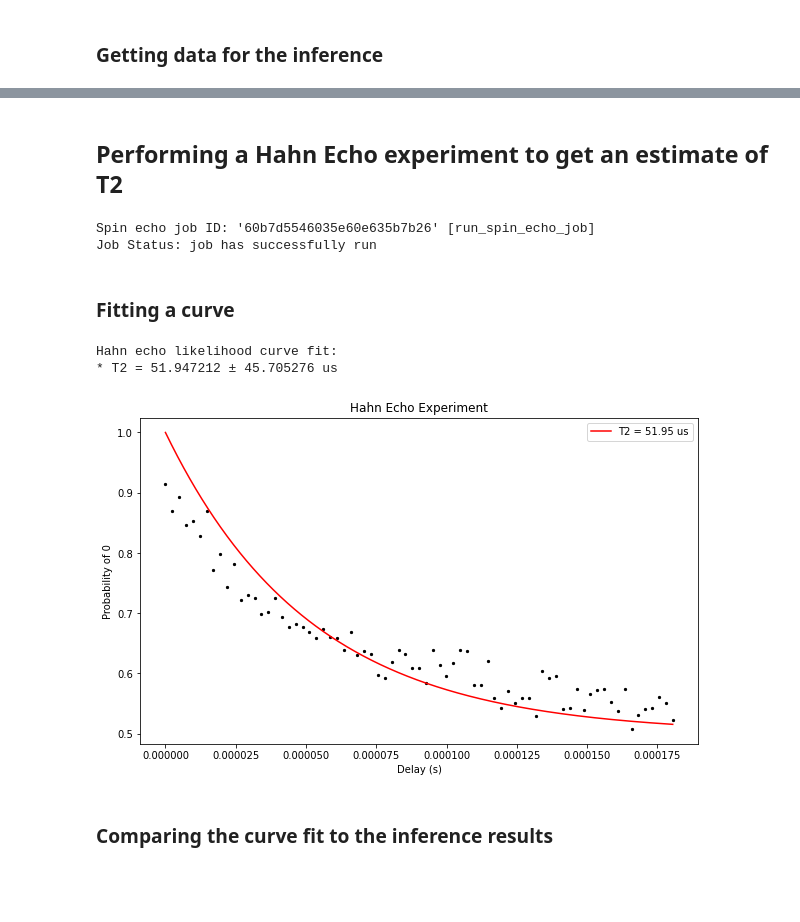
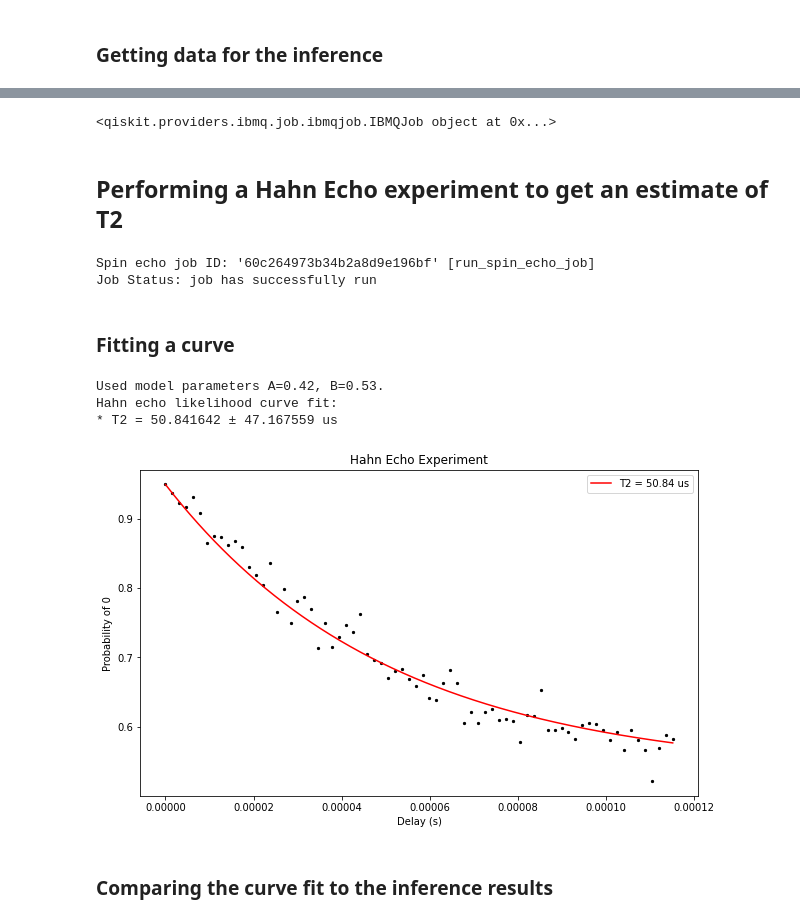
Before and after one commit to alexandra-frca/bayesianlearning, a Jupyter notebook: IBMQ experiments/IBMQ_experiments.ipynb, the cells around one changed output, grey strips where cells are left out. Saved outputs shown, nothing was run; the diff lists cells and outputs as text; code cells hidden in the pictures; blank space fills up the shorter version.

```diff
--- a/IBMQ experiments/IBMQ_experiments.ipynb
+++ b/IBMQ experiments/IBMQ_experiments.ipynb
@@ -243,7 +368,7 @@ Estimated parameters for model P(1)=A.exp(-t/T1)+B:
 # %%
 from qiskit.ignis.characterization.coherence import t2_circuits, T2Fitter
 
-run_again = False
+run_again = True
 if run_again:
     ngates = np.linspace(0, 2*t2_est/(2*time_unit), 75, dtype='int')
     gate_time = time_unit*1e6 # In microseconds.
@@ -761,15 +923,16 @@ def get_echoed_ramsey_schedules(ts, delta_f):
 
     ramsey_schedules = []
     dq = pulse.DriveChannel(q)
+    mq = pulse.MeasureChannel(q)
     for i,delay in enumerate(delays):
         with pulse.build(backend,name=f"Delay no. {i}") as schedule:
           with pulse.align_sequential():
             pulse.set_frequency(freq_est + delta_f, dq)
             pulse.u2(0,np.pi,q) # Half pi rotation.
-            pulse.delay(delay,dq)
+            pulse.delay(delay,mq)
             pulse.set_frequency(freq_est - delta_f, dq)
             pulse.x(q) # Pi rotation.
-            pulse.delay(delay,dq)
+            pulse.delay(delay,mq)
             pulse.set_frequency(freq_est + delta_f, dq)
             pulse.u2(0,np.pi,q)
             pulse.measure(q)
@@ -883,8 +1044,8 @@ Decaying likelihood curve fit:
 ### Getting data for the inference
 # %%
 delta_f = 1.83e6
-tmin, tmax = 1e-6, 5e-6
-nsched = 75; nshots = 2; runs = 1
+tmin, tmax = 0.2e-6, 2e-6
+nsched = 30; nshots = 1; runs = 100
 rand = False
 if rand:
   times = np.array([random.uniform(tmin,tmax) for i in range(nsched)])
@@ -892,7 +1053,7 @@ else:
   times = np.linspace(tmin, tmax, nsched)
 
 filename_start = configuration.backend_name[5:] + '_echoed_ramsey_data[' +    \
-    str(round(tmin*1e6*2,1)) + ',' +  str(round(tmax*1e6)) + '[' +            \
+    str(round(tmin*1e6,1)) + ',' +  str(round(tmax*1e6)) + '[' +            \
     'f=' + str(round(delta_f*1e-6,2))  + ('(rand)' if rand else '') +         \
     '_sched=' + str(nsched) + '_nshots=' + str(nshots)
 
@@ -911,3 +1116,7 @@ Run 0 data vector (length 150):  [(1.0, 0), (1.0, 0), (1.054054054054054, 0), (1
+# %%
+print(ramsey_job_single)
+# %% [output]
+<qiskit.providers.ibmq.job.ibmqjob.IBMQJob object at 0x...>
 # %% [markdown]
 ## <a name="T2"></a>Performing a Hahn Echo experiment to get an estimate of T2
 # %%
@@ -972,7 +1181,9 @@ def run_Hahn_echoes(taus,nshots=512,monitor=True):
     return(t2_experiment)
 
 tmin, tmax = 0e-6, 2*t2_est
-total_times = np.linspace(tmin, tmax, 75)
+total_times = np.linspace(tmin, tmax, 74)
+total_times = np.append(total_times,4*t2_est)
+
 run_again = True
 if run_again:
     t2_job = run_Hahn_echoes(total_times)
@@ -982,60 +1193,72 @@ else:
     # 512 shots
     tmax = 50e-6
     times = np.linspace(0, tau_max, 75)*2
-    t2_job = backend.retrieve_job('60b676c13f8a4b6ef9d19c6e')
-#60b7c4f46b8ea80ef190f3ae
+    t2_job = backend.retrieve_job('60c258704f8f118ad881e4a7')
 # %% [output]
-Spin echo job ID: '60b7d5546035e60e635b7b26' [run_spin_echo_job]
+Spin echo job ID: '60c264973b34b2a8d9e196bf' [run_spin_echo_job]
 Job Status: job has successfully run
 # %% [markdown]
 ### Fitting a curve
 # %%
 def get_t2_values():
-    t2_results = t2_job.result(timeout=120)
+    t2_results = t2_job.result()
     t2_values = []
     results = t2_results.get_counts()
     for result in results:
         p0 = 0 if '0' not in result else result['0']/sum(result.values())
         t2_values.append(p0)
     return t2_values
 
-def spin_echo_likelihood(t, T2):
-    return 0.5*np.exp(-t/T2)+0.5
+def spin_echo_likelihood(t, T2, model_params):
+    A, B = model_params
+    return A*np.exp(-t/T2)+B
 
-def fit_t2_likelihood(ts, values, smoothen_interpolation=True,print_param=True):
+def fit_t2_likelihood(ts, values, model_params, smoothen_interpolation=True,
+                      print_param=True):
     p0 = [t2_est]
-    param,cov = curve_fit(lambda t,T2: spin_echo_likelihood(t,T2),ts, values,
-                      p0=p0,absolute_sigma=True)
+    param,cov = curve_fit(lambda t,T2 : spin_echo_likelihood(t,T2,model_params),
+                          ts, values, p0=p0,absolute_sigma=True)
     T2 = param[0]
     if print_param:
         err = np.sqrt(np.diag(cov))[0]
         print("Hahn echo likelihood curve fit:\n* T2 = %.6f ± %.6f us" % (T2*1e6,err*1e6))
 
     # Return also y-coordinate data for plotting.
     if smoothen_interpolation:
         ts=np.linspace(min(ts),max(ts),1000)
-    ys = spin_echo_likelihood(ts, T2)
+    ys = spin_echo_likelihood(ts, T2, model_params)
 
     return T2,ts,ys
 
-def show_t2_echoed():
+def show_t2_echoed(adapt_params = True):
     t2_values = get_t2_values()
-    T2,extended_ts, ys = fit_t2_likelihood(total_times,t2_values)
+    y0,ymin = [t2_values[0], t2_values[-1]] if adapt_params else [1,0.5]
+    model_params = y0-ymin, ymin
+    if adapt_params:
+        print("Used model parameters A=%.2f, B=%.2f. " %
+              (model_params[0],model_params[1]))
+        # Use the last measurement for the offset only.
+        times, t2_values = total_times[:-1], t2_values[:-1]
+    else:
+        times = total_times
+
+    T2,extended_ts, ys = fit_t2_likelihood(times,t2_values,model_params)
 
     plt.figure(figsize=(10, 6))
-    plt.scatter(total_times, np.real(t2_values), color='black',s=5)
+    plt.scatter(times, np.real(t2_values), color='black',s=5)
     plt.plot(extended_ts, ys, color='red', label=f"T2 = {T2*1e6:.2f} us")
     plt.xlabel('Delay (s)')
     plt.ylabel('Probability of 0')
     plt.title('Hahn Echo Experiment')
     plt.legend()
     plt.show()
 
 show_t2_echoed()
 # %% [output]
+Used model parameters A=0.42, B=0.53.
 Hahn echo likelihood curve fit:
-* T2 = 51.947212 ± 45.705276 us
+* T2 = 50.841642 ± 47.167559 us
-[figure, old version]
+[figure, new version]
 # %% [markdown]
 ### Comparing the curve fit to the inference results
 # %%
```
Also changed, not shown: parts of 19 cells of this notebook, 2 other files.
